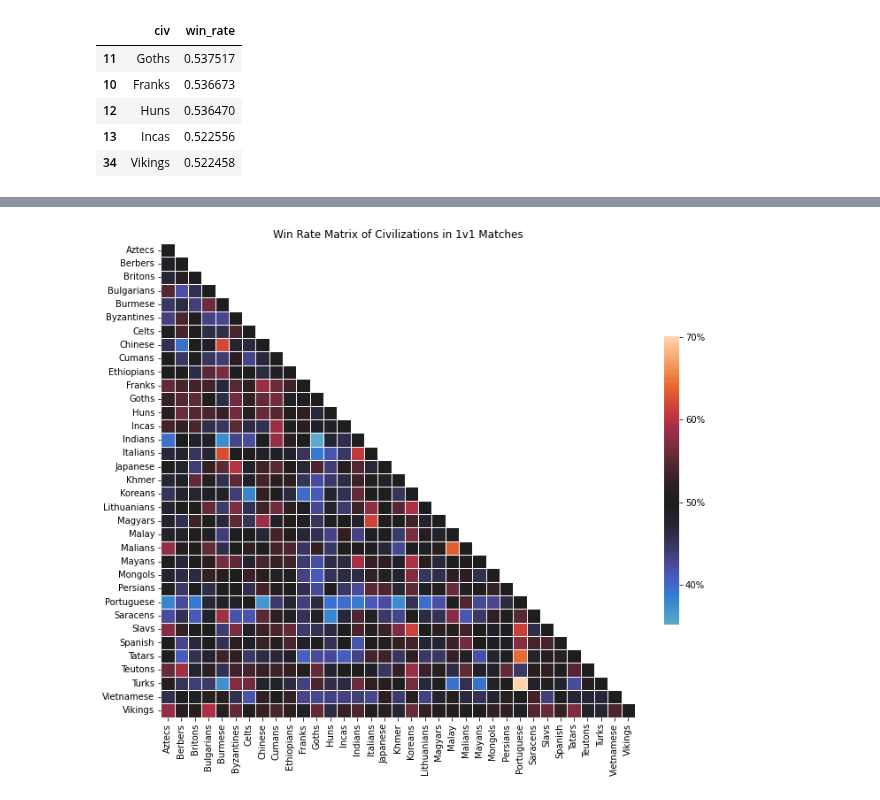
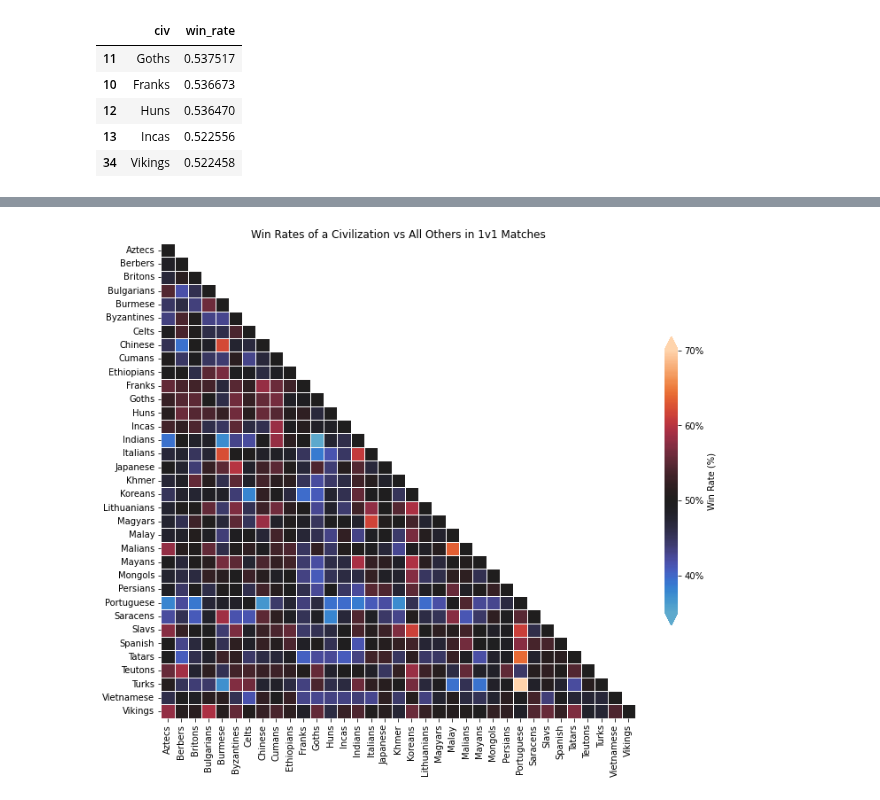
Before and after one commit to rishigoutam/aoe2, a Jupyter notebook: test_data.ipynb, the cells around one changed output, grey strips where cells are left out. Drawn from its saved outputs; the diff is of its cells as text; code cells hidden in the pictures.

Commit message:
Add heatmap title and labels

```diff
--- a/test_data.ipynb
+++ b/test_data.ipynb
@@ -274,16 +274,16 @@ avg_civ_win_rates_2D = np.array(avg_civ_wins_df.win_rate).reshape((num_civs,num_
 # %%
 from matplotlib.ticker import PercentFormatter
 
 percents = 100*avg_civ_win_rates_2D # just so we can show percentage values in the colorbar...sigh
 plt.figure(figsize=(12,12))
-plt.title('Win Rate Matrix of Civilizations in 1v1 Matches')
+plt.title('Win Rates of a Civilization vs All Others in 1v1 Matches')
 # cmap = sns.diverging_palette(240, 10, n=9, as_cmap=True)
 mask = np.triu(percents, 1) # mask the top half of the heatmap as it is repeated data
 heatmap = sns.heatmap(percents,
                       center=50, linewidths=1, #cmap=cmap,
                       xticklabels=civs, yticklabels=civs,
                       square=True, mask=mask,
-                      cbar_kws=dict(shrink=0.5, ticks=[40,50,60,70], format=PercentFormatter(decimals=0)))
+                      cbar_kws=dict(label='Win Rate (%)', shrink=.5, extend='both', ticks=[40,50,60,70], format=PercentFormatter(decimals=0)))
 # heatmap.set_xticklabels(civs, rotation=45) # Can't get rotation to look good
 # %% [output]
-[figure, old version]
+[figure, new version]
```
